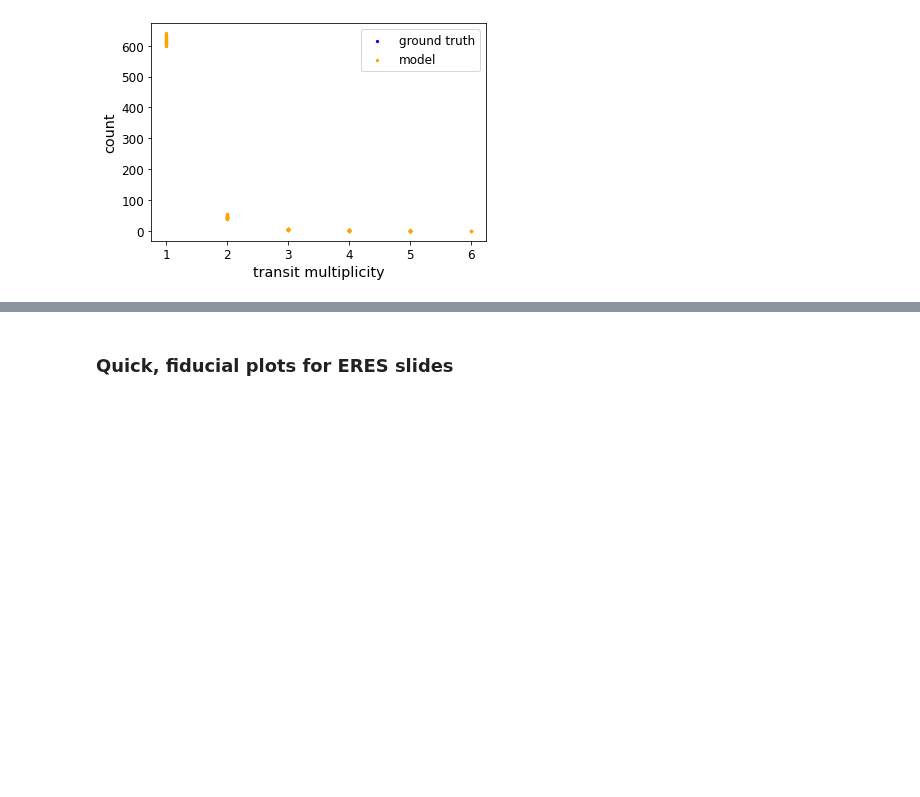
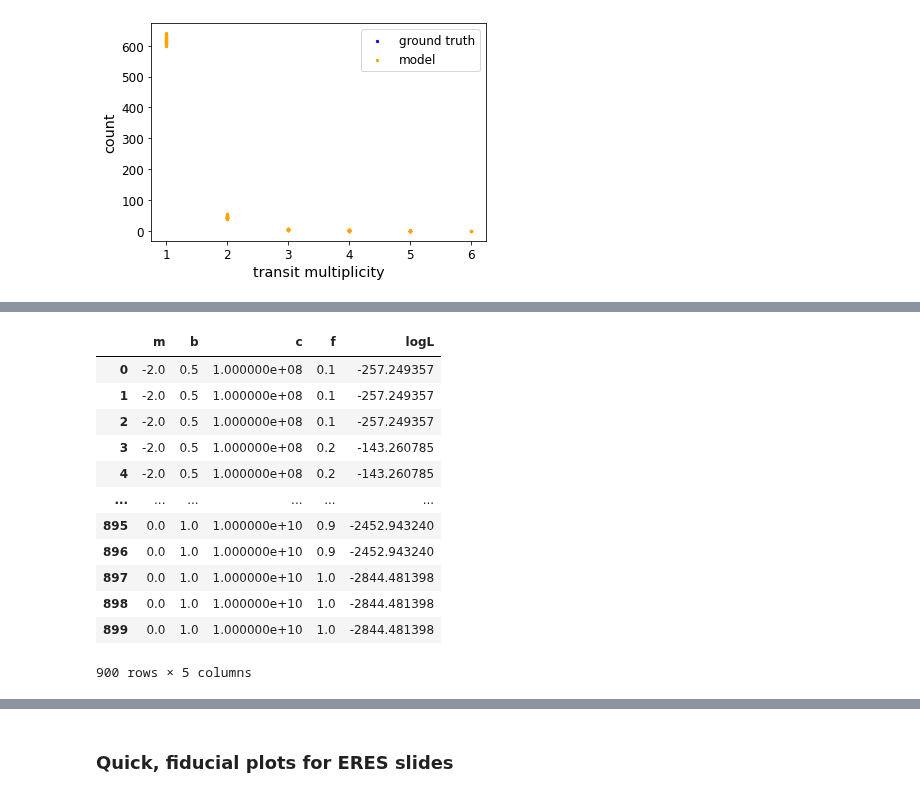
Before and after one commit to exoclam/mastrangelo, a Jupyter notebook: notebooks/analyze.ipynb, the cells around one changed output, grey strips where cells are left out. Cells and saved outputs as stored; diff of their text form; code cells hidden in the pictures; blank space fills up the shorter version.

```diff
--- a/notebooks/analyze.ipynb
+++ b/notebooks/analyze.ipynb
@@ -213,0 +257,56 @@ Seems like all models pass the injection-recovery test!
+# %%
+cube = [0,0,0]
+fs = np.round(np.linspace(0.1, 1.), 1)
+ndim = 3
+nparams = 3
+
+ms = []
+bs = []
+cs = []
+fs_for_df = []
+all_logLs = []
+
+for gi_m in range(3):
+
+    for gi_b in range(2):
+        gi_b = gi_b + 1
+
+        for gi_c in range(3):
+            cube = prior_grid_logslope(cube, ndim, nparams, gi_m, gi_b, gi_c)
+
+            for f in fs:
+
+                ms.append(cube[0])
+                bs.append(cube[1])
+                cs.append(cube[2])
+                fs_for_df.append(f)
+
+                tm = truth.loc[(truth.ms == cube[0]) & (truth.bs == cube[1]) & (truth.cs == cube[2]) & (np.round(truth.fs,1) == f)].transit_multiplicities
+                tm_recovery = recovery.loc[(recovery.ms == cube[0]) & (recovery.bs == cube[1]) & (recovery.cs == cube[2]) & (np.round(recovery.fs,1) == f)].transit_multiplicities.to_list()
+
+                # calculate logL for each realization of each model, using tm as the ground truth
+                logLs = []
+                for i in range(len(tm_recovery)):
+                    logL = better_loglike(tm_recovery[i], np.sum(tm_fiducial))
+                    logLs.append(logL)
+
+                # get best logL for each model
+                best_logL = np.amax(logLs)
+                all_logLs.append(best_logL)
+# %%
+model_logLs = pd.DataFrame({'m': ms, 'b': bs, 'c': cs, 'f': fs_for_df, 'logL': all_logLs})
+model_logLs
+# %% [output]
+|  | m | b | c | f | logL |
+| 0 | -2.0 | 0.5 | 1.000000e+08 | 0.1 | -257.249357 |
+| 1 | -2.0 | 0.5 | 1.000000e+08 | 0.1 | -257.249357 |
+| 2 | -2.0 | 0.5 | 1.000000e+08 | 0.1 | -257.249357 |
+| 3 | -2.0 | 0.5 | 1.000000e+08 | 0.2 | -143.260785 |
+| 4 | -2.0 | 0.5 | 1.000000e+08 | 0.2 | -143.260785 |
+| ... | ... | ... | ... | ... | ... |
+| 895 | 0.0 | 1.0 | 1.000000e+10 | 0.9 | -2452.943240 |
+| 896 | 0.0 | 1.0 | 1.000000e+10 | 0.9 | -2452.943240 |
+| 897 | 0.0 | 1.0 | 1.000000e+10 | 1.0 | -2844.481398 |
+| 898 | 0.0 | 1.0 | 1.000000e+10 | 1.0 | -2844.481398 |
+| 899 | 0.0 | 1.0 | 1.000000e+10 | 1.0 | -2844.481398 |
+900 rows × 5 columns
```
Also changed, not shown: parts of 10 cells of this notebook.
